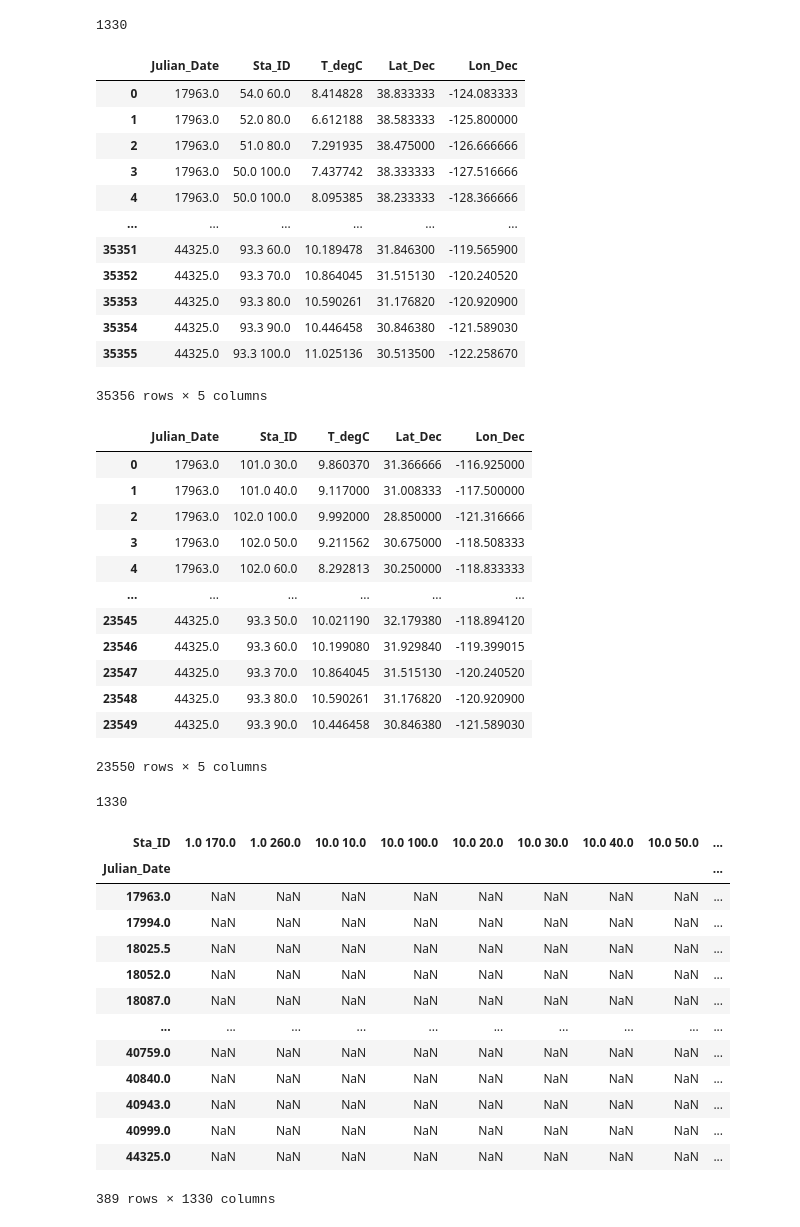
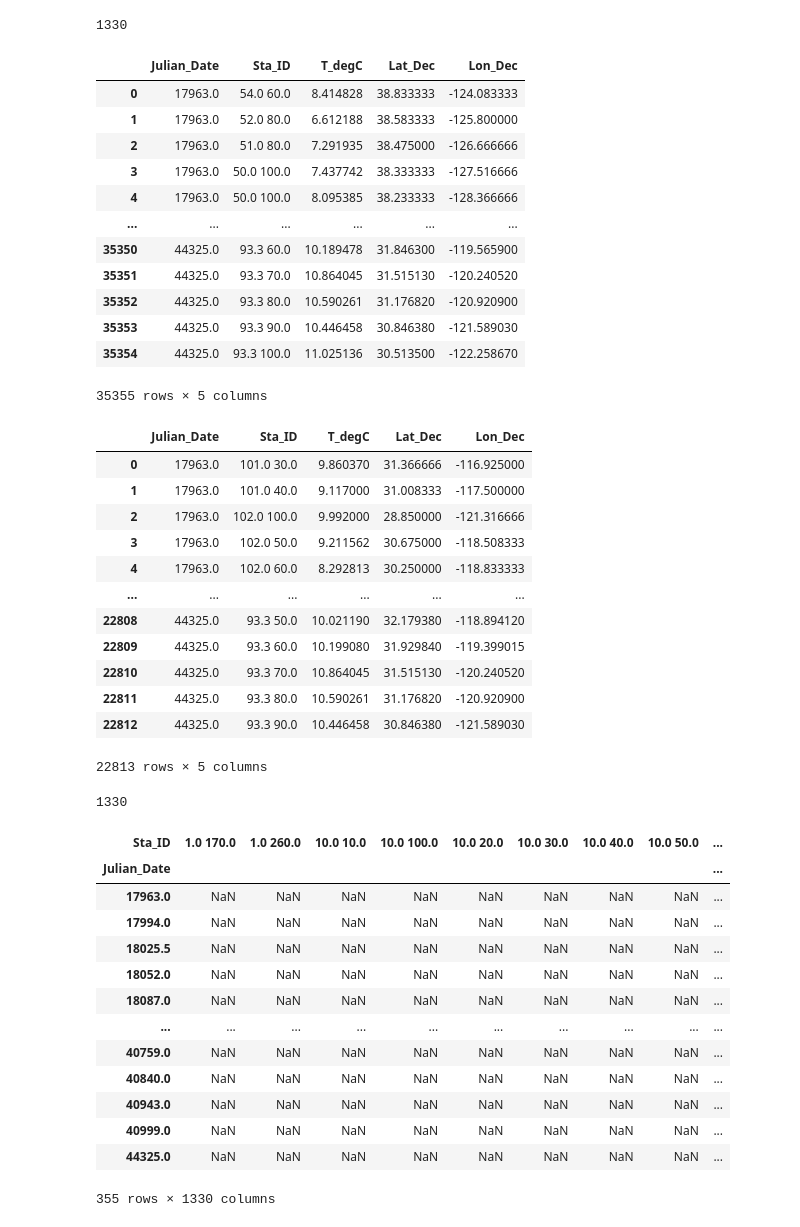
Before and after one commit to Drums180/Geoscientific_Analysis_Project, a Jupyter notebook: pca.ipynb, the cells around one changed output. Drawn from its saved outputs; the diff is of its cells as text; code cells hidden in the pictures.

```diff
--- a/pca.ipynb
+++ b/pca.ipynb
@@ -248,40 +248,40 @@ unique_stations
 # Define the grouping logic
 grouped_dates = []
 current_group = []
 
 for idx, date in enumerate(data['Julian_Date']):
-    if not current_group or (date - current_group[0]) <= 23:
+    if not current_group or (date - current_group[0]) <= 30:
         current_group.append(date)
     else:
         grouped_dates.extend([pd.Series(current_group).median()] * len(current_group))
         current_group = [date]
 
 # Add the last group
 if current_group:
     grouped_dates.extend([pd.Series(current_group).median()] * len(current_group))
 
 # Replace the Julian_Date column with the grouped dates
 data['Julian_Date'] = grouped_dates
 
 # Drop duplicates if needed to keep unique Julian_Date aggregates
 data = data.drop_duplicates().reset_index(drop=True)
 
 # Display the result
 data
 # %% [output]
 |  | Julian_Date | Sta_ID | T_degC | Lat_Dec | Lon_Dec |
 | 0 | 17963.0 | 54.0 60.0 | 8.414828 | 38.833333 | -124.083333 |
 | 1 | 17963.0 | 52.0 80.0 | 6.612188 | 38.583333 | -125.800000 |
 | 2 | 17963.0 | 51.0 80.0 | 7.291935 | 38.475000 | -126.666666 |
 | 3 | 17963.0 | 50.0 100.0 | 7.437742 | 38.333333 | -127.516666 |
 | 4 | 17963.0 | 50.0 100.0 | 8.095385 | 38.233333 | -128.366666 |
 | ... | ... | ... | ... | ... | ... |
-| 35351 | 44325.0 | 93.3 60.0 | 10.189478 | 31.846300 | -119.565900 |
-| 35352 | 44325.0 | 93.3 70.0 | 10.864045 | 31.515130 | -120.240520 |
-| 35353 | 44325.0 | 93.3 80.0 | 10.590261 | 31.176820 | -120.920900 |
-| 35354 | 44325.0 | 93.3 90.0 | 10.446458 | 30.846380 | -121.589030 |
-| 35355 | 44325.0 | 93.3 100.0 | 11.025136 | 30.513500 | -122.258670 |
+| 35350 | 44325.0 | 93.3 60.0 | 10.189478 | 31.846300 | -119.565900 |
+| 35351 | 44325.0 | 93.3 70.0 | 10.864045 | 31.515130 | -120.240520 |
+| 35352 | 44325.0 | 93.3 80.0 | 10.590261 | 31.176820 | -120.920900 |
+| 35353 | 44325.0 | 93.3 90.0 | 10.446458 | 30.846380 | -121.589030 |
+| 35354 | 44325.0 | 93.3 100.0 | 11.025136 | 30.513500 | -122.258670 |
-35356 rows × 5 columns
+35355 rows × 5 columns
 # %%
 data = data.groupby(['Julian_Date', 'Sta_ID'], as_index=False)[['T_degC', 'Lat_Dec', 'Lon_Dec']].mean()
 data
@@ -293,12 +293,12 @@ data
 | 3 | 17963.0 | 102.0 50.0 | 9.211562 | 30.675000 | -118.508333 |
 | 4 | 17963.0 | 102.0 60.0 | 8.292813 | 30.250000 | -118.833333 |
 | ... | ... | ... | ... | ... | ... |
-| 23545 | 44325.0 | 93.3 50.0 | 10.021190 | 32.179380 | -118.894120 |
-| 23546 | 44325.0 | 93.3 60.0 | 10.199080 | 31.929840 | -119.399015 |
-| 23547 | 44325.0 | 93.3 70.0 | 10.864045 | 31.515130 | -120.240520 |
-| 23548 | 44325.0 | 93.3 80.0 | 10.590261 | 31.176820 | -120.920900 |
-| 23549 | 44325.0 | 93.3 90.0 | 10.446458 | 30.846380 | -121.589030 |
+| 22808 | 44325.0 | 93.3 50.0 | 10.021190 | 32.179380 | -118.894120 |
+| 22809 | 44325.0 | 93.3 60.0 | 10.199080 | 31.929840 | -119.399015 |
+| 22810 | 44325.0 | 93.3 70.0 | 10.864045 | 31.515130 | -120.240520 |
+| 22811 | 44325.0 | 93.3 80.0 | 10.590261 | 31.176820 | -120.920900 |
+| 22812 | 44325.0 | 93.3 90.0 | 10.446458 | 30.846380 | -121.589030 |
-23550 rows × 5 columns
+22813 rows × 5 columns
 # %%
 unique_stations = data['Sta_ID'].nunique()
 unique_stations
@@ -328,7 +328,7 @@ pivoted_df
 | 40943.0 | NaN | NaN | NaN | NaN | NaN | NaN | NaN | NaN | ... |
 | 40999.0 | NaN | NaN | NaN | NaN | NaN | NaN | NaN | NaN | ... |
 | 44325.0 | NaN | NaN | NaN | NaN | NaN | NaN | NaN | NaN | ... |
-389 rows × 1330 columns
+355 rows × 1330 columns
 # %%
 non_nan_counts = pivoted_df.count()
 
```
Also changed, not shown: parts of 25 cells of this notebook.
